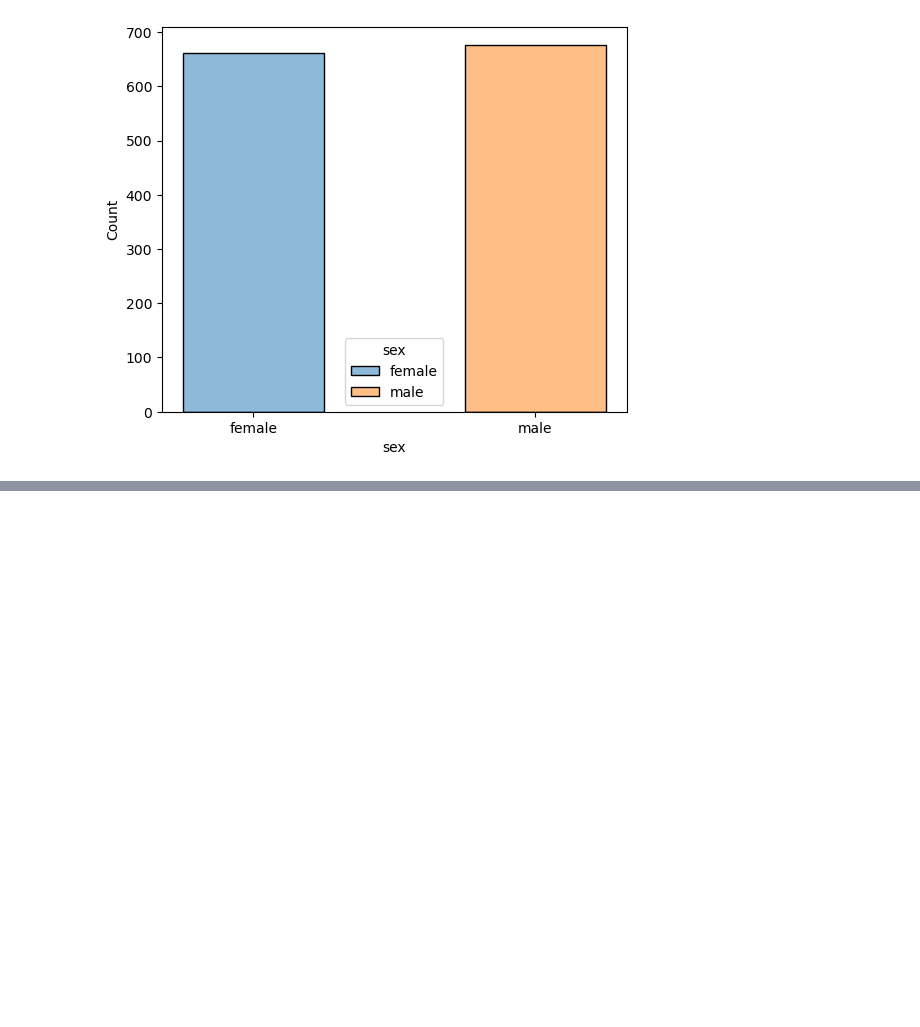
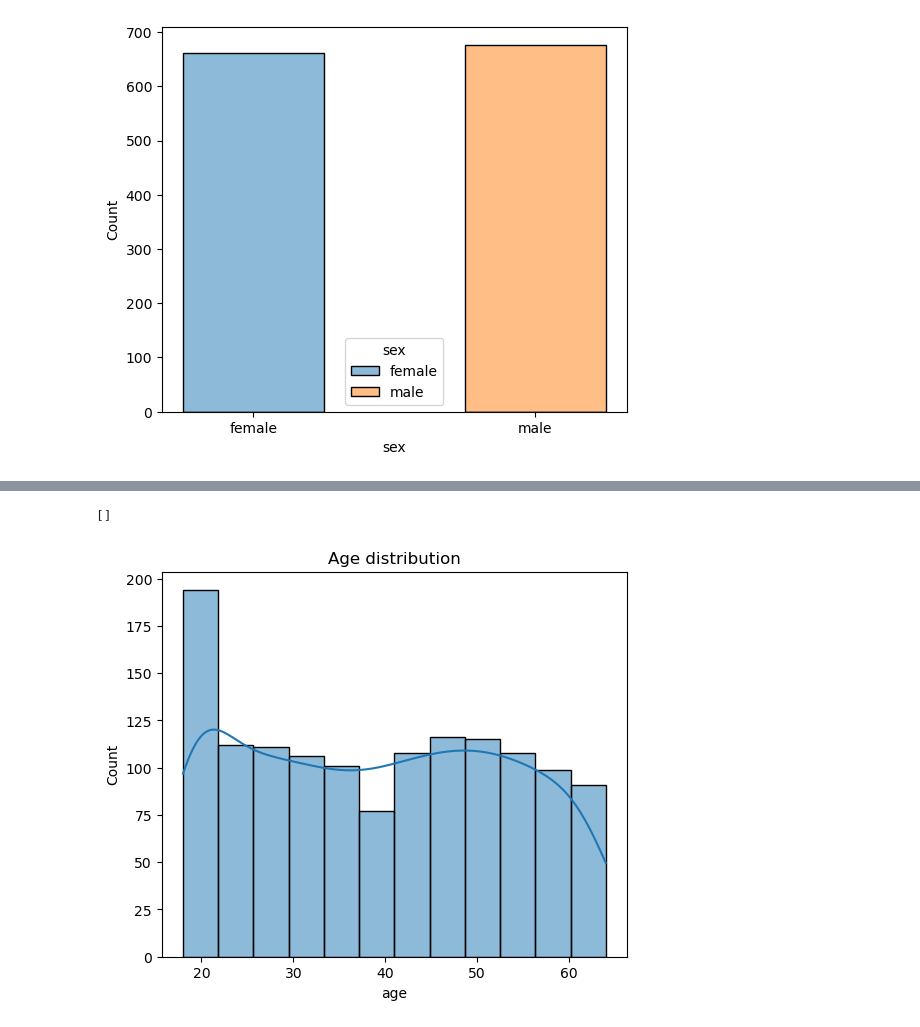
Before and after one commit to kamahTek/LearnSQL, a Jupyter notebook: medics.ipynb, the cells around one changed output, grey strips where cells are left out. Saved outputs shown, nothing was run; the diff lists cells and outputs as text; code cells hidden in the pictures; blank space fills up the shorter version.

```diff
--- a/medics.ipynb
+++ b/medics.ipynb
@@ -285,0 +302,11 @@ plt.plot()
+# %%
+# age distribution
+fig, ax = plt.subplots(figsize=(6,5))
+
+sns.histplot(data=medic_df['age'], kde=True)
+ax.set_title("Age distribution")
+
+plt.plot()
+# %% [output]
+[]
+[figure, added]
```
Also changed, not shown: parts of 2 cells of this notebook.
